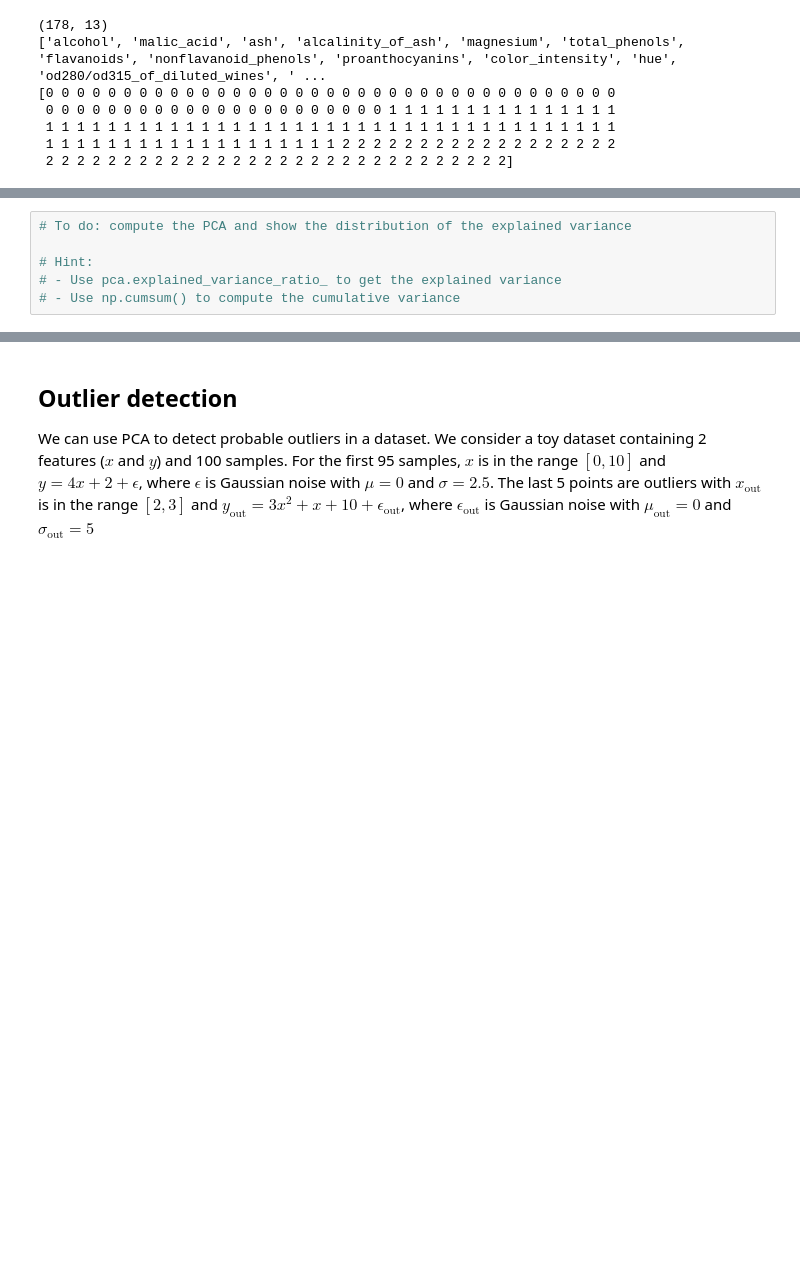
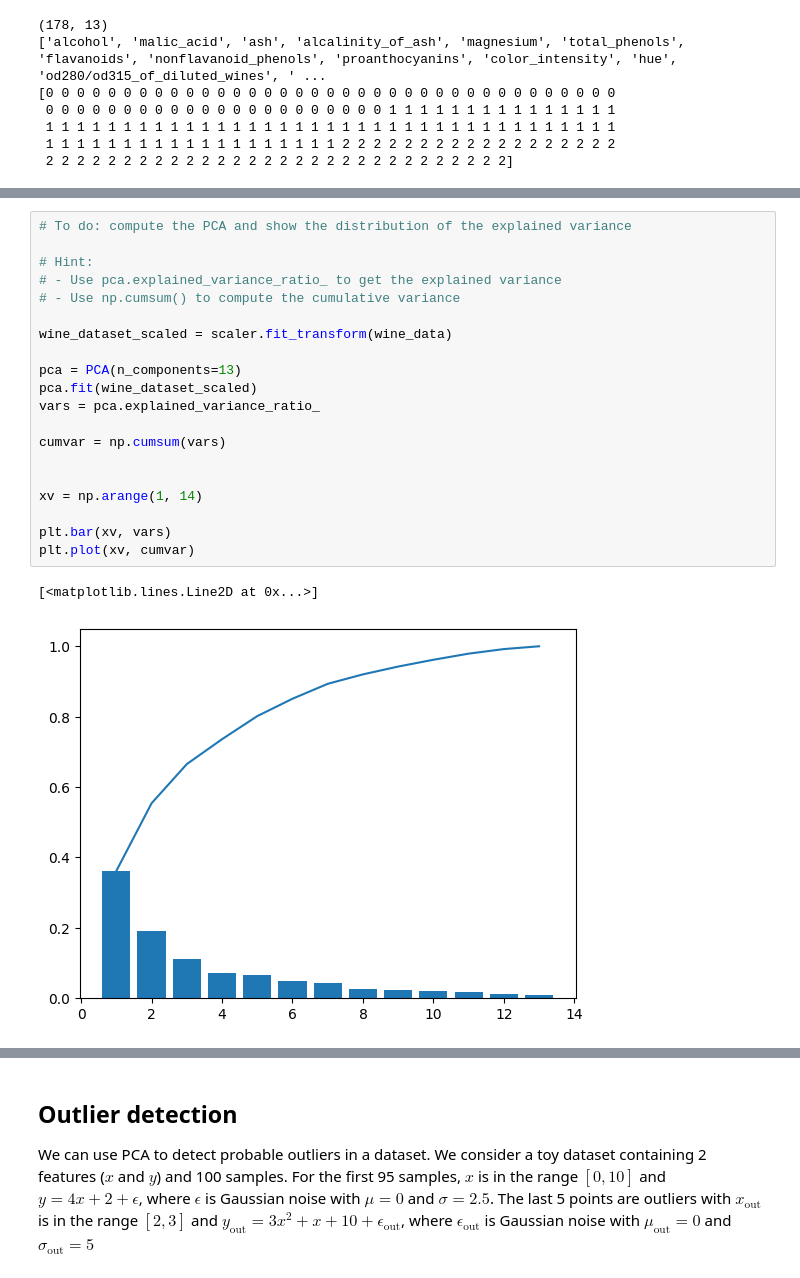
Before and after one commit to jeanvanbeneden/ddeTPs, a Jupyter notebook: PCA/exercise1_intro.ipynb, the cells around one changed output, grey strips where cells are left out. Drawn from its saved outputs; the diff is of its cells as text; blank space fills up the shorter version.

```diff
--- a/PCA/exercise1_intro.ipynb
+++ b/PCA/exercise1_intro.ipynb
@@ -474,8 +480,25 @@ print(wine_classes)
 # %%
 # To do: compute the PCA and show the distribution of the explained variance
 
 # Hint:
 # - Use pca.explained_variance_ratio_ to get the explained variance
 # - Use np.cumsum() to compute the cumulative variance
+
+wine_dataset_scaled = scaler.fit_transform(wine_data)
+
+pca = PCA(n_components=13)
+pca.fit(wine_dataset_scaled)
+vars = pca.explained_variance_ratio_
+
+cumvar = np.cumsum(vars)
+
+
+xv = np.arange(1, 14)
+
+plt.bar(xv, vars)
+plt.plot(xv, cumvar)
+# %% [output]
+[<matplotlib.lines.Line2D at 0x...>]
+[figure, added]
 # %%
 # To do: visualize the first 2 PCs and color them by the wine class
```
Also changed, not shown: parts of 3 cells of this notebook.
